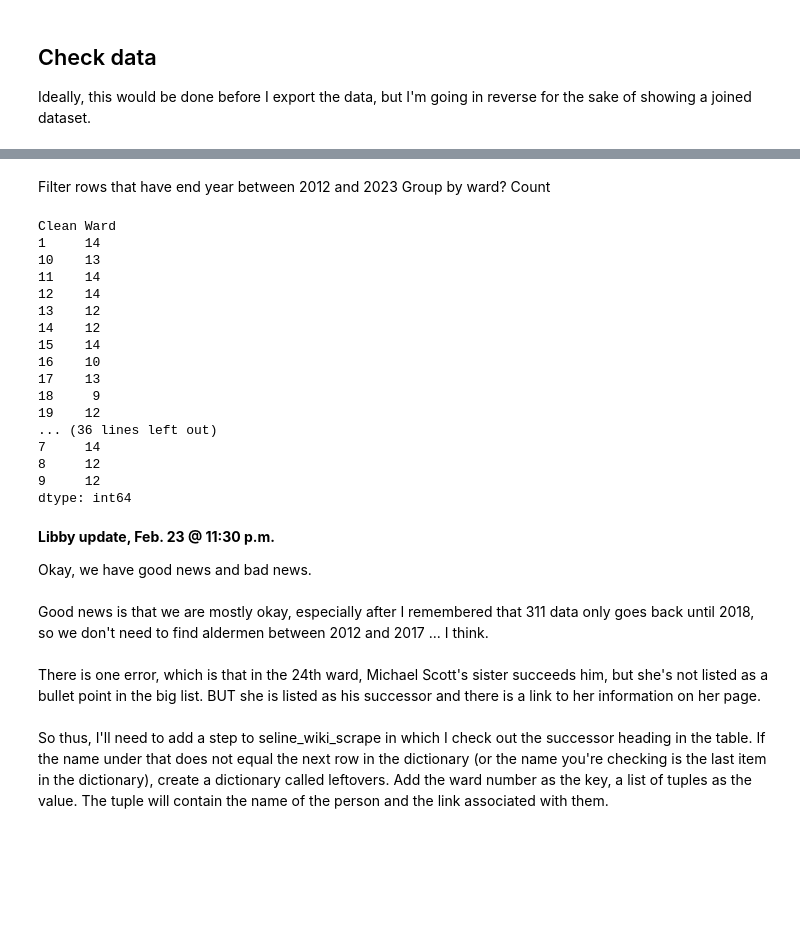
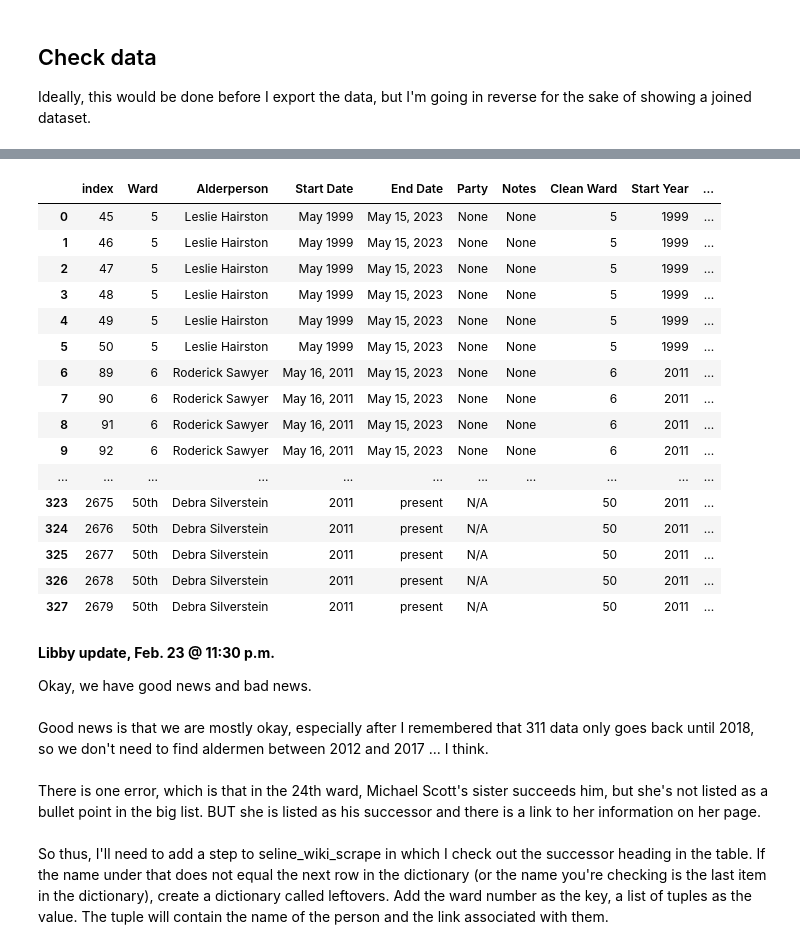
Before and after one commit to uchicago-2025-capp30122/30122-project-gitmoney, a Jupyter notebook: Scraper/join_ward_jsons.ipynb, the cells around one changed output, grey strips where cells are left out. Drawn from its saved outputs; the diff is of its cells as text; code cells hidden in the pictures; blank space fills up the shorter version.

```diff
--- a/Scraper/join_ward_jsons.ipynb
+++ b/Scraper/join_ward_jsons.ipynb
@@ -4,6 +4,7 @@
 We will read in Libby and Getnet's data, join it together, export as a CSV
 # %%
 import pandas as pd
+pd.set_option('display.max_rows', None)
 import re
 import json
 import csv
@@ -80,18 +46,18 @@ alders_2012_2023.to_csv('../data/wiki/alders_2012_2023.csv')
 
 Ideally, this would be done before I export the data, but I'm going in reverse for the sake of showing a joined dataset.
 # %%
-alders_2012_2023["End Year for Fill"] =  alders_2012_2023["End Year"]
-alders_2012_2023["End Year for Fill"] =  alders_2012_2023["End Year for Fill"].fillna(2023)
-aldermen_year_check = alders_2012_2023[0:1]
+all_alderpeople["End Year for Fill"] =  all_alderpeople["End Year"]
+all_alderpeople["End Year for Fill"] =  all_alderpeople["End Year for Fill"].fillna(2023)
+aldermen_year_check = all_alderpeople[0:1]
 
 # for year in between Start Year and End Year for Fill
 # add a column called year in office
 # add row with same value but for every year served
 
-for index, row in alders_2012_2023.iterrows():
+for index, row in all_alderpeople.iterrows():
     start = int(row["Start Year"])
     end = int(row["End Year for Fill"])
-    for year in range(start, end +1):
+    for year in range(start, end + 1):
         new_row = pd.DataFrame([{'Ward': row["Ward"], \
             'Alderperson': row["Alderperson"], \
             'Start Date': row["Start Date"],
@@ -103,6 +69,7 @@ for index, row in alders_2012_2023.iterrows():
             'End Year': row["End Year"],
             'End Year for Fill': int(year),
             }])
+
         aldermen_year_check = pd.concat([aldermen_year_check, new_row], ignore_index=True)
 
-aldermen_year_check
+aldermen_year_check = aldermen_year_check[1::]
@@ -123,26 +76,24 @@ aldermen_year_check
-# %% [markdown]
-Filter rows that have end year between 2012 and 2023
-Group by ward?
-Count
 # %%
-just_12_and_above = aldermen_year_check.loc[(aldermen_year_check['End Year for Fill'] >= 2012)]
+alders_2018_2023 =  aldermen_year_check.loc[(aldermen_year_check['End Year for Fill'] >= 2018) ]
 
-just_12_and_above.groupby("Clean Ward").size()
+#alders_2018_2023 = alders_2018_2023.drop_duplicates()
+
+alders_2018_2023.reset_index()
 # %% [output]
-Clean Ward
-1     14
-10    13
-11    14
-12    14
-13    12
-14    12
-15    14
-16    10
-17    13
-18     9
-19    12
-... (36 lines left out)
-7     14
-8     12
-9     12
-dtype: int64
+|  | index | Ward | Alderperson | Start Date | End Date | Party | Notes | Clean Ward | Start Year | ... |
+| 0 | 45 | 5 | Leslie Hairston | May 1999 | May 15, 2023 | None | None | 5 | 1999 | ... |
+| 1 | 46 | 5 | Leslie Hairston | May 1999 | May 15, 2023 | None | None | 5 | 1999 | ... |
+| 2 | 47 | 5 | Leslie Hairston | May 1999 | May 15, 2023 | None | None | 5 | 1999 | ... |
+| 3 | 48 | 5 | Leslie Hairston | May 1999 | May 15, 2023 | None | None | 5 | 1999 | ... |
+| 4 | 49 | 5 | Leslie Hairston | May 1999 | May 15, 2023 | None | None | 5 | 1999 | ... |
+| 5 | 50 | 5 | Leslie Hairston | May 1999 | May 15, 2023 | None | None | 5 | 1999 | ... |
+| 6 | 89 | 6 | Roderick Sawyer | May 16, 2011 | May 15, 2023 | None | None | 6 | 2011 | ... |
+| 7 | 90 | 6 | Roderick Sawyer | May 16, 2011 | May 15, 2023 | None | None | 6 | 2011 | ... |
+| 8 | 91 | 6 | Roderick Sawyer | May 16, 2011 | May 15, 2023 | None | None | 6 | 2011 | ... |
+| 9 | 92 | 6 | Roderick Sawyer | May 16, 2011 | May 15, 2023 | None | None | 6 | 2011 | ... |
+| ... | ... | ... | ... | ... | ... | ... | ... | ... | ... | ... |
+| 323 | 2675 | 50th | Debra Silverstein | 2011 | present | N/A |  | 50 | 2011 | ... |
+| 324 | 2676 | 50th | Debra Silverstein | 2011 | present | N/A |  | 50 | 2011 | ... |
+| 325 | 2677 | 50th | Debra Silverstein | 2011 | present | N/A |  | 50 | 2011 | ... |
+| 326 | 2678 | 50th | Debra Silverstein | 2011 | present | N/A |  | 50 | 2011 | ... |
+| 327 | 2679 | 50th | Debra Silverstein | 2011 | present | N/A |  | 50 | 2011 | ... |
```
Also changed, not shown: parts of 11 cells of this notebook, 4 other files.
